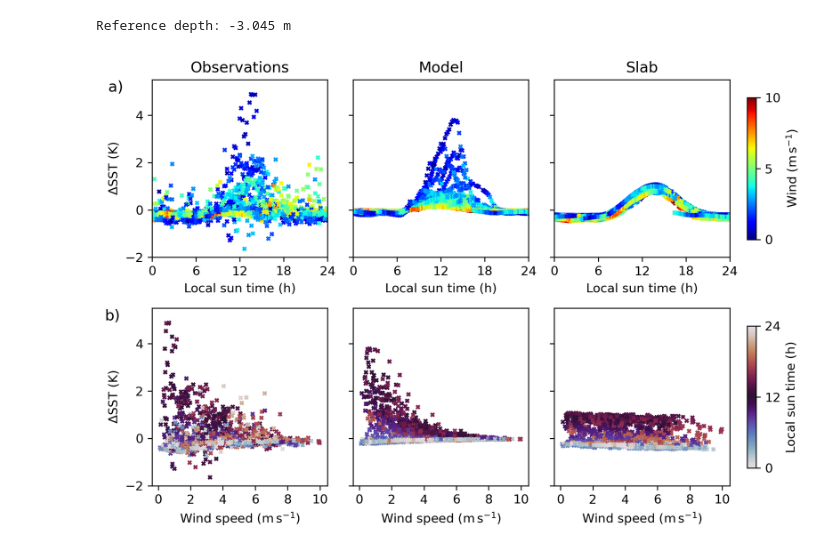
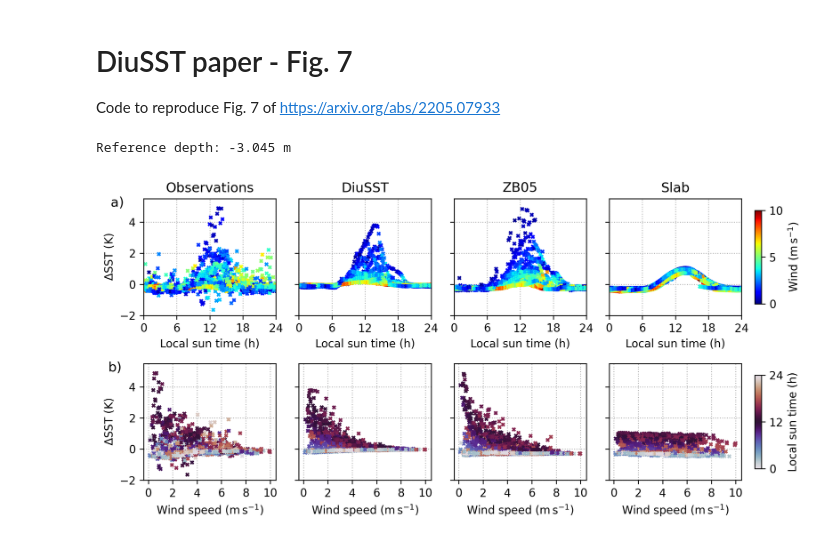
Before and after one commit to reykboerner/diusst, a Jupyter notebook: scripts/figs/paper_fig7.ipynb, the cells around one changed output. Drawn from its saved outputs; the diff is of its cells as text; code cells hidden in the pictures.

```diff
--- a/scripts/figs/paper_fig7.ipynb
+++ b/scripts/figs/paper_fig7.ipynb
@@ -1,3 +1,6 @@
+# %% [markdown]
+# DiuSST paper - Fig. 7
+Code to reproduce Fig. 7 of https://arxiv.org/abs/2205.07933
 # %%
 import numpy as np
 import matplotlib.pyplot as plt
@@ -5,8 +8,17 @@ from matplotlib.gridspec import GridSpec
 import xarray as xr
 # %%
 data = xr.load_dataset('../../input_data/moce5/moce5_dataset.cdf', decode_timedelta=False)
-simu_diusst = np.load('../../output_files/simu_diusst.npy', allow_pickle=True)
-simu_slab = np.load('../../output_files/simu_slab.npy', allow_pickle=True)
+
+_diusst = np.load("../../output_files/simu_diusst.npz")
+_zb05 = np.load("../../output_files/simu_zb05.npz")
+_slab = np.load("../../output_files/simu_slab.npz")
+_const = np.load("../../output_files/simu_const.npz")
+
+_data = {}
+for i, container in enumerate([_diusst, _zb05, _slab, _const]):
+    _data[i] = [container[key] for key in container]
+
+simu_diusst, simu_zb05, simu_slab, simu_const = [_data[i] for i in range(4)]
 
 T_f = float(data.T_f)
 ref_idx = 20
@@ -14,6 +26,7 @@ time_pts = data['time_day'].to_numpy()[:-1]
 
 dsst_diusst = simu_diusst[0][:,0] - simu_diusst[0][:,ref_idx]
 dsst_slab = simu_slab[0] - T_f
+dsst_zb05 = simu_zb05[0]
 
 print('Reference depth: {:.3f} m'.format(simu_diusst[2][ref_idx]))
 # %% [output]
@@ -21,45 +34,54 @@ Reference depth: -3.045 m
 # %%
 xmin, xmax = -2, 5.5
 
-fig, ax = plt.subplots(2,3,dpi=300,figsize=(8,5.5),sharey=True)
+fig, ax = plt.subplots(2,4,dpi=300,figsize=(9,4.5),sharey=True)
 
 ax[0,0].scatter(time_pts%1 * 24,data['dsst'][:-1],c=data['wind'][:-1],cmap='jet',vmin=0,vmax=10,marker='x',s=8)
 ax[0,1].scatter(time_pts%1 * 24,dsst_diusst,c=data['wind'][:-1],cmap='jet',vmin=0,vmax=10,marker='x',s=8)
-pltd = ax[0,2].scatter(time_pts%1 * 24,dsst_slab,c=data['wind'][:-1],cmap='jet',vmin=0,vmax=10,marker='x',s=8)
+ax[0,2].scatter(time_pts%1 * 24,dsst_zb05,c=data['wind'][:-1],cmap='jet',vmin=0,vmax=10,marker='x',s=8)
+pltd = ax[0,3].scatter(time_pts%1 * 24,dsst_slab,c=data['wind'][:-1],cmap='jet',vmin=0,vmax=10,marker='x',s=8)
 
 ax[1,0].scatter(data['wind'][:-1],data['dsst'][:-1],  c=time_pts%1 *24,cmap='twilight',vmin=0,vmax=24,marker='x',s=8)
 ax[1,1].scatter(data['wind'][:-1],dsst_diusst,  c=time_pts%1 *24,cmap='twilight',vmin=0,vmax=24,marker='x',s=8)
-pltw = ax[1,2].scatter(data['wind'][:-1],dsst_slab,c=time_pts%1 *24,cmap='twilight',vmin=0,vmax=24,marker='x',s=8)
+ax[1,2].scatter(data['wind'][:-1],dsst_zb05,  c=time_pts%1 *24,cmap='twilight',vmin=0,vmax=24,marker='x',s=8)
+pltw = ax[1,3].scatter(data['wind'][:-1],dsst_slab,c=time_pts%1 *24,cmap='twilight',vmin=0,vmax=24,marker='x',s=8)
 
 
-for i in range(3):
+for i in range(4):
     ax[0,i].set(ylim=(xmin,xmax),xlim=(0,24),xticks=np.arange(0,25,6))
     ax[0,i].set(xlabel='Local sun time (h)')
     ax[1,i].set(ylim=(xmin,xmax),xticks=np.arange(0,11,2))
     ax[1,i].set(xlabel=r'Wind speed (m$\,$s$^{-1}$)')
+    ax[0,i].set_axisbelow(True)
+    ax[0,i].grid(ls='dotted')
+    ax[1,i].set_axisbelow(True)
+    ax[1,i].grid(ls='dotted')
 
 ax[0,0].set_ylabel('$\Delta$SST (K)')
 ax[1,0].set_ylabel('$\Delta$SST (K)')
 
 ax[0,0].set_title('Observations')
-ax[0,1].set_title('Model')
-ax[0,2].set_title('Slab')
+ax[0,1].set_title('DiuSST')
+ax[0,2].set_title('ZB05')
+ax[0,3].set_title('Slab')
 
-axin1 = ax[0,2].inset_axes([1.1, 0.1, 0.05, 0.8])
+axin1 = ax[0,3].inset_axes([1.1, 0.1, 0.05, 0.8])
 cbar1 = plt.colorbar(pltd,cax=axin1,orientation='vertical',ticks=[0,5,10])
 cbar1.ax.tick_params(labelsize=10)
 cbar1.set_label(label=r'Wind (m$\,$s$^{-1}$)',size=10)
 
-axin2 = ax[1,2].inset_axes([1.1, 0.1, 0.05, 0.8])
+axin2 = ax[1,3].inset_axes([1.1, 0.1, 0.05, 0.8])
 cbar2 = plt.colorbar(pltw,cax=axin2,orientation='vertical',ticks=[0,12,24], label=r'Local sun time (h)')
 cbar2.ax.tick_params(labelsize=10)
 cbar2.set_label(label=r'Local sun time (h)',size=10)
 
 ax[0,0].text(-6,5,'a)', fontsize=12)
 ax[1,0].text(-3.3,5,'b)', fontsize=12)
 
 plt.tight_layout()
 
+#plt.savefig("fig7_j2.png")
+
 plt.show()
 # %% [output]
-[figure, old version]
+[figure, new version]
```
Also changed, not shown: 32 other files.
